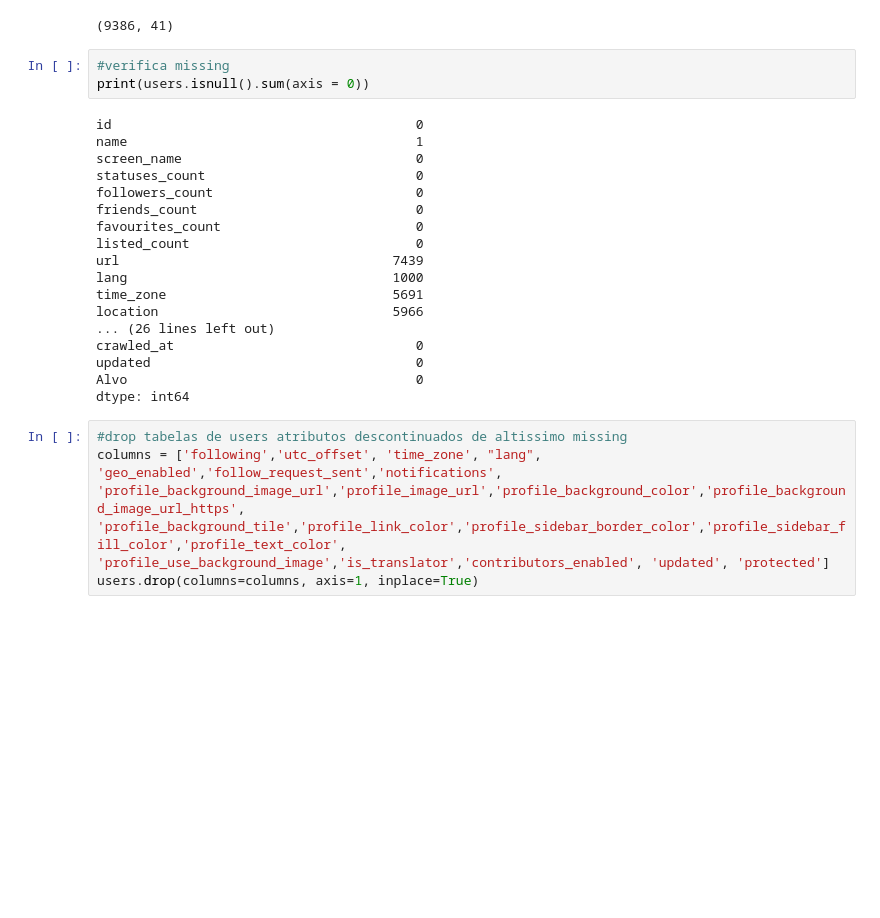
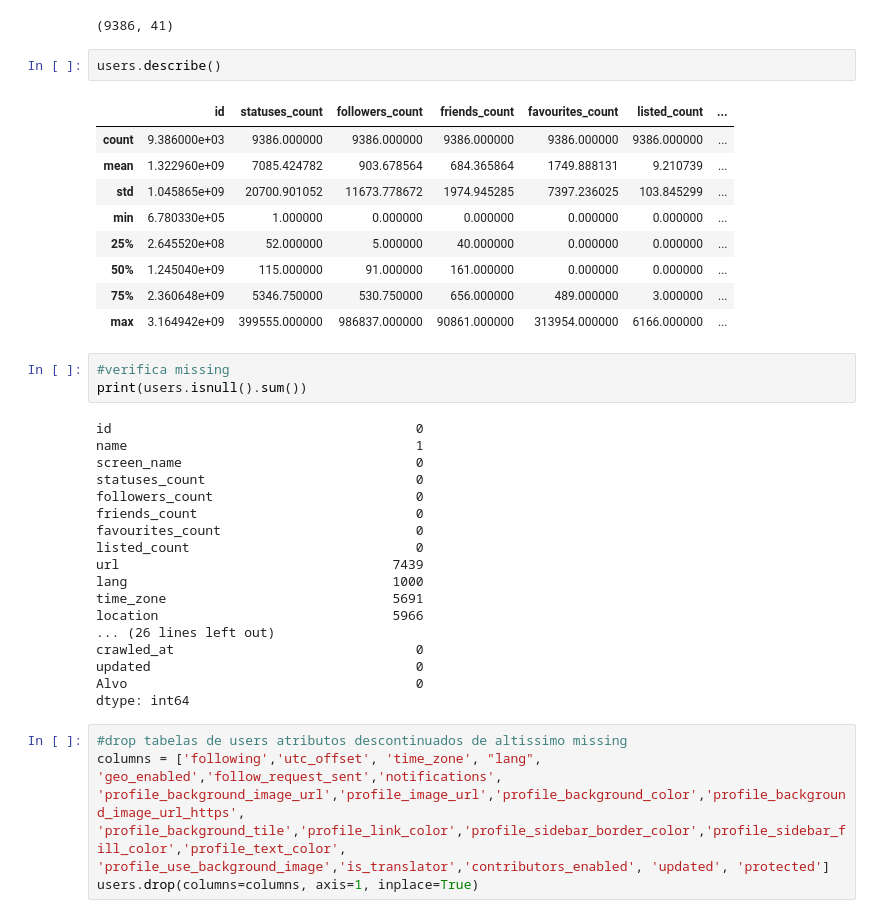
Before and after one commit to rogerioluizsi/FeaturesEngineering_Twitter, a Jupyter notebook: StoryTelling.ipynb, the cells around one changed output. Drawn from its saved outputs; the diff is of its cells as text; blank space fills up the shorter version.

```diff
--- a/StoryTelling.ipynb
+++ b/StoryTelling.ipynb
@@ -379,9 +381,21 @@ users = pd.concat([da['df1a'], da['df2a'], da['df3a'], da['df4a'], da['df5a']])
 users.shape
 # %% [output]
 (9386, 41)
+# %%
+users.describe()
+# %% [output]
+|  | id | statuses_count | followers_count | friends_count | favourites_count | listed_count | ... |
+| count | 9.386000e+03 | 9386.000000 | 9386.000000 | 9386.000000 | 9386.000000 | 9386.000000 | ... |
+| mean | 1.322960e+09 | 7085.424782 | 903.678564 | 684.365864 | 1749.888131 | 9.210739 | ... |
+| std | 1.045865e+09 | 20700.901052 | 11673.778672 | 1974.945285 | 7397.236025 | 103.845299 | ... |
+| min | 6.780330e+05 | 1.000000 | 0.000000 | 0.000000 | 0.000000 | 0.000000 | ... |
+| 25% | 2.645520e+08 | 52.000000 | 5.000000 | 40.000000 | 0.000000 | 0.000000 | ... |
+| 50% | 1.245040e+09 | 115.000000 | 91.000000 | 161.000000 | 0.000000 | 0.000000 | ... |
+| 75% | 2.360648e+09 | 5346.750000 | 530.750000 | 656.000000 | 489.000000 | 3.000000 | ... |
+| max | 3.164942e+09 | 399555.000000 | 986837.000000 | 90861.000000 | 313954.000000 | 6166.000000 | ... |
 # %%
 #verifica missing
-print(users.isnull().sum(axis = 0))
+print(users.isnull().sum())
 # %% [output]
 id                                       0
 name                                     1
```
Also changed, not shown: parts of 57 cells of this notebook.
